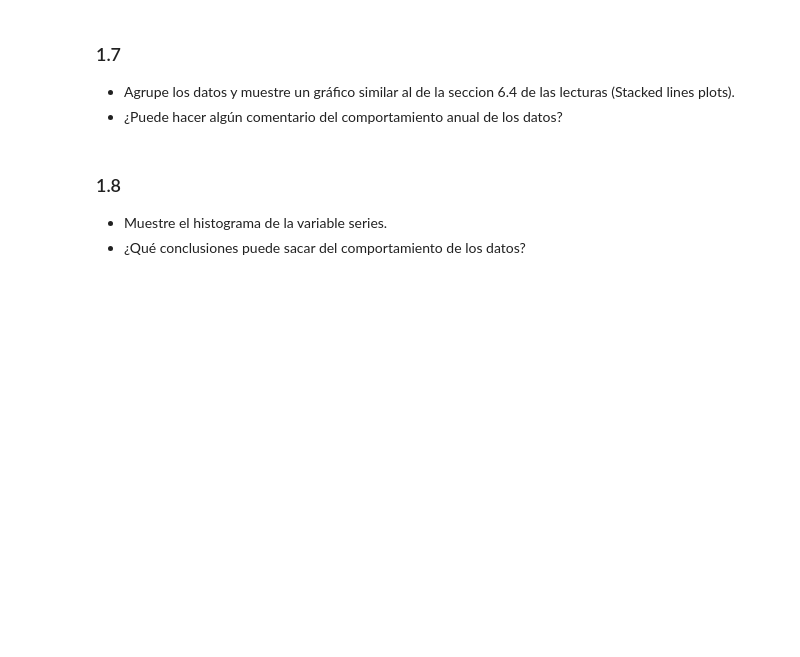
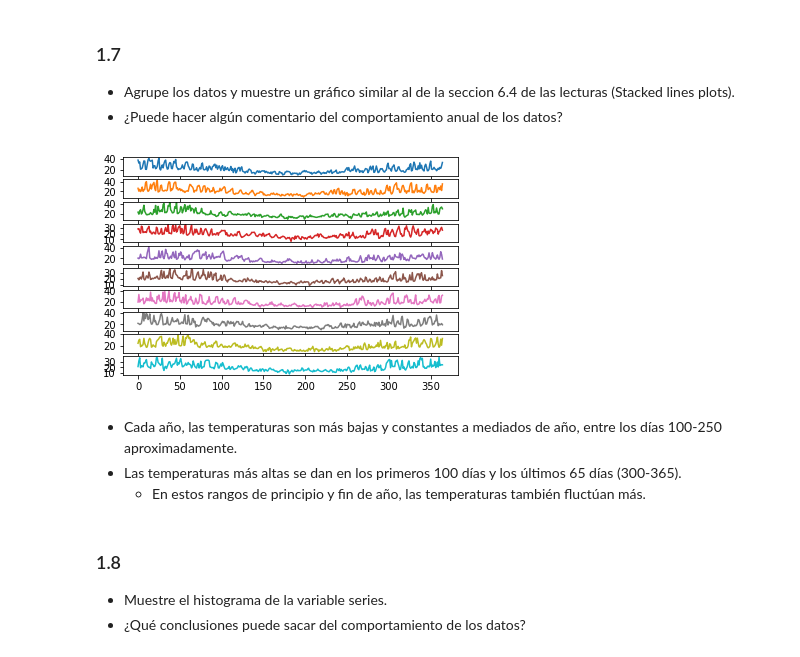
Before and after one commit to GabrielVargasR/University-Artificial-Intelligence, a Jupyter notebook: TC2 - TS, Norm, Reg/2021-2-Trabajo_Corto_02.ipynb, the cells around one changed output. Drawn from its saved outputs; the diff is of its cells as text; code cells hidden in the pictures; blank space fills up the shorter version.

```diff
--- a/TC2 - TS, Norm, Reg/2021-2-Trabajo_Corto_02.ipynb
+++ b/TC2 - TS, Norm, Reg/2021-2-Trabajo_Corto_02.ipynb
@@ -166,6 +169,24 @@ series.plot()
 
 - Agrupe los datos y muestre un gráfico similar al de la seccion 6.4 de las lecturas (Stacked lines plots).
 - ¿Puede hacer algún comentario del comportamiento anual de los datos?
+# %%
+from pandas import Grouper # as TimeGrouper is deprecated
+
+groups = series.groupby(Grouper(freq='A')) # groups data by year
+years = DataFrame() # data frame for divided data
+
+# values are placed in the dataframe, divided by year
+for name, group in groups:
+    years[name.year] = group.values
+
+years.plot(subplots=True, legend=False)
+plt.show()
+# %% [output]
+[figure, added]
+# %% [markdown]
+- Cada año, las temperaturas son más bajas y constantes a mediados de año, entre los días 100-250 aproximadamente.
+- Las temperaturas más altas se dan en los primeros 100 días y los últimos 65 días (300-365).
+    - En estos rangos de principio y fin de año, las temperaturas también fluctúan más.
 # %% [markdown]
 ### 1.8
 - Muestre el histograma de la variable series.
```
Also changed, not shown: parts of 6 cells of this notebook.
